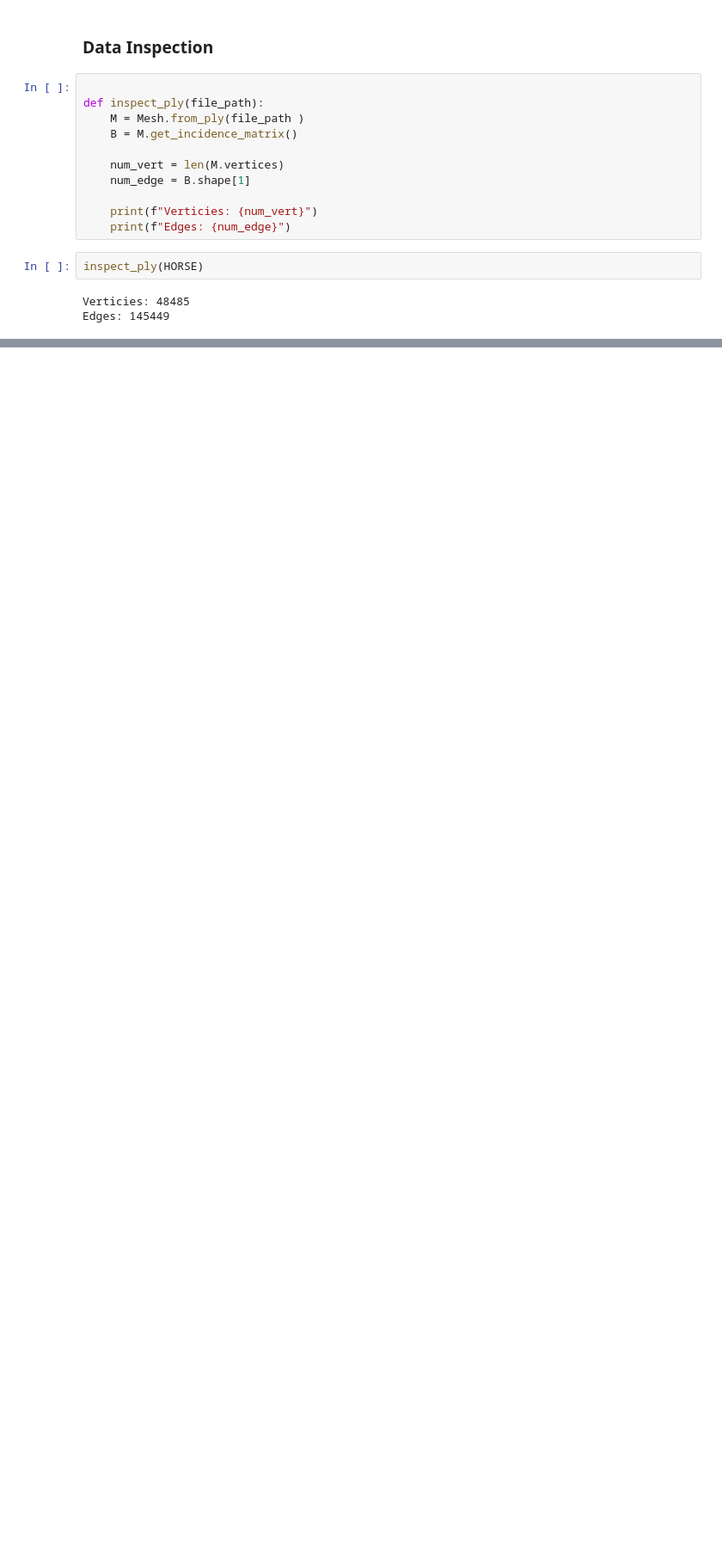
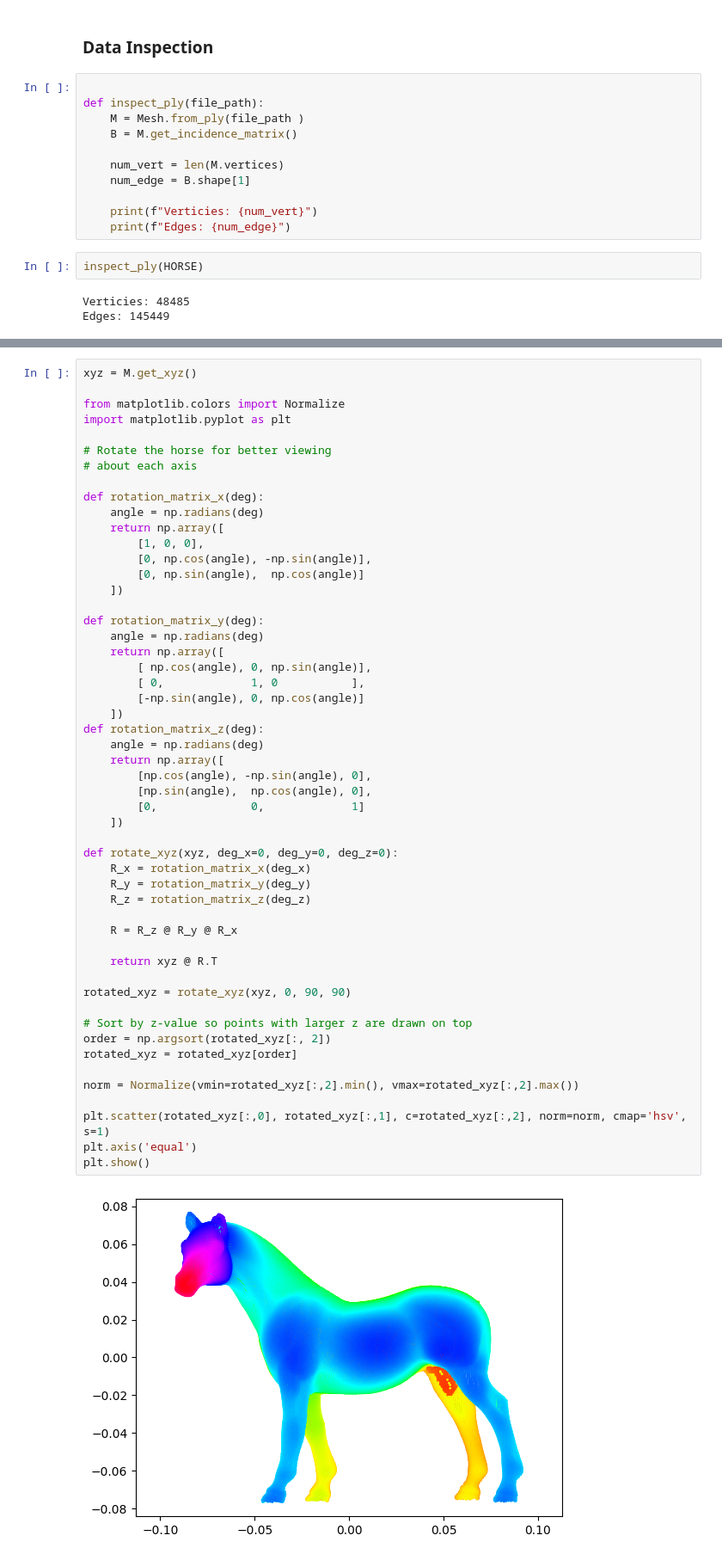
Before and after one commit to lukelowry/laplib, a Jupyter notebook: dev/PolyFormat.ipynb, the cells around one changed output, grey strips where cells are left out. Shown at 86% size. Saved outputs shown, nothing was run; the diff lists cells and outputs as text; blank space fills up the shorter version.

```diff
--- a/dev/PolyFormat.ipynb
+++ b/dev/PolyFormat.ipynb
@@ -150,0 +140,54 @@ plt.show()
+# %%
+xyz = M.get_xyz()
+
+from matplotlib.colors import Normalize
+import matplotlib.pyplot as plt
+
+# Rotate the horse for better viewing
+# about each axis
+
+def rotation_matrix_x(deg):
+    angle = np.radians(deg)
+    return np.array([
+        [1, 0, 0],
+        [0, np.cos(angle), -np.sin(angle)],
+        [0, np.sin(angle),  np.cos(angle)]
+    ])
+
+def rotation_matrix_y(deg):
+    angle = np.radians(deg)
+    return np.array([
+        [ np.cos(angle), 0, np.sin(angle)],
+        [ 0,             1, 0           ],
+        [-np.sin(angle), 0, np.cos(angle)]
+    ])
+def rotation_matrix_z(deg):
+    angle = np.radians(deg)
+    return np.array([
+        [np.cos(angle), -np.sin(angle), 0],
+        [np.sin(angle),  np.cos(angle), 0],
+        [0,              0,             1]
+    ])
+
+def rotate_xyz(xyz, deg_x=0, deg_y=0, deg_z=0):
+    R_x = rotation_matrix_x(deg_x)
+    R_y = rotation_matrix_y(deg_y)
+    R_z = rotation_matrix_z(deg_z)
+
+    R = R_z @ R_y @ R_x
+
+    return xyz @ R.T
+
+rotated_xyz = rotate_xyz(xyz, 0, 90, 90)
+
+# Sort by z-value so points with larger z are drawn on top
+order = np.argsort(rotated_xyz[:, 2])
+rotated_xyz = rotated_xyz[order]
+
+norm = Normalize(vmin=rotated_xyz[:,2].min(), vmax=rotated_xyz[:,2].max())
+
+plt.scatter(rotated_xyz[:,0], rotated_xyz[:,1], c=rotated_xyz[:,2], norm=norm, cmap='hsv', s=1)
+plt.axis('equal')
+plt.show()
+# %% [output]
+[figure, added]
```
Also changed, not shown: parts of 2 cells of this notebook, 3 other files.
